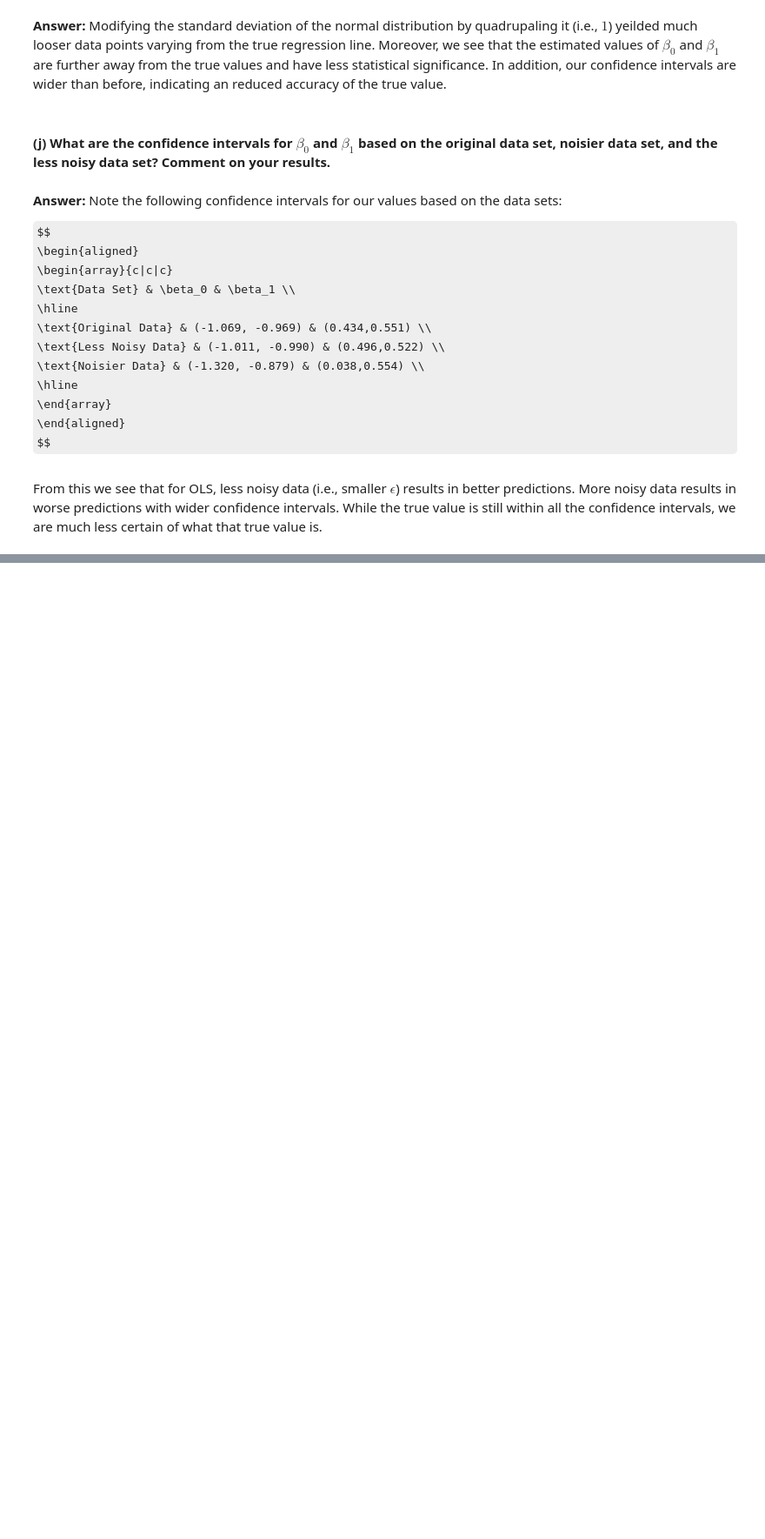
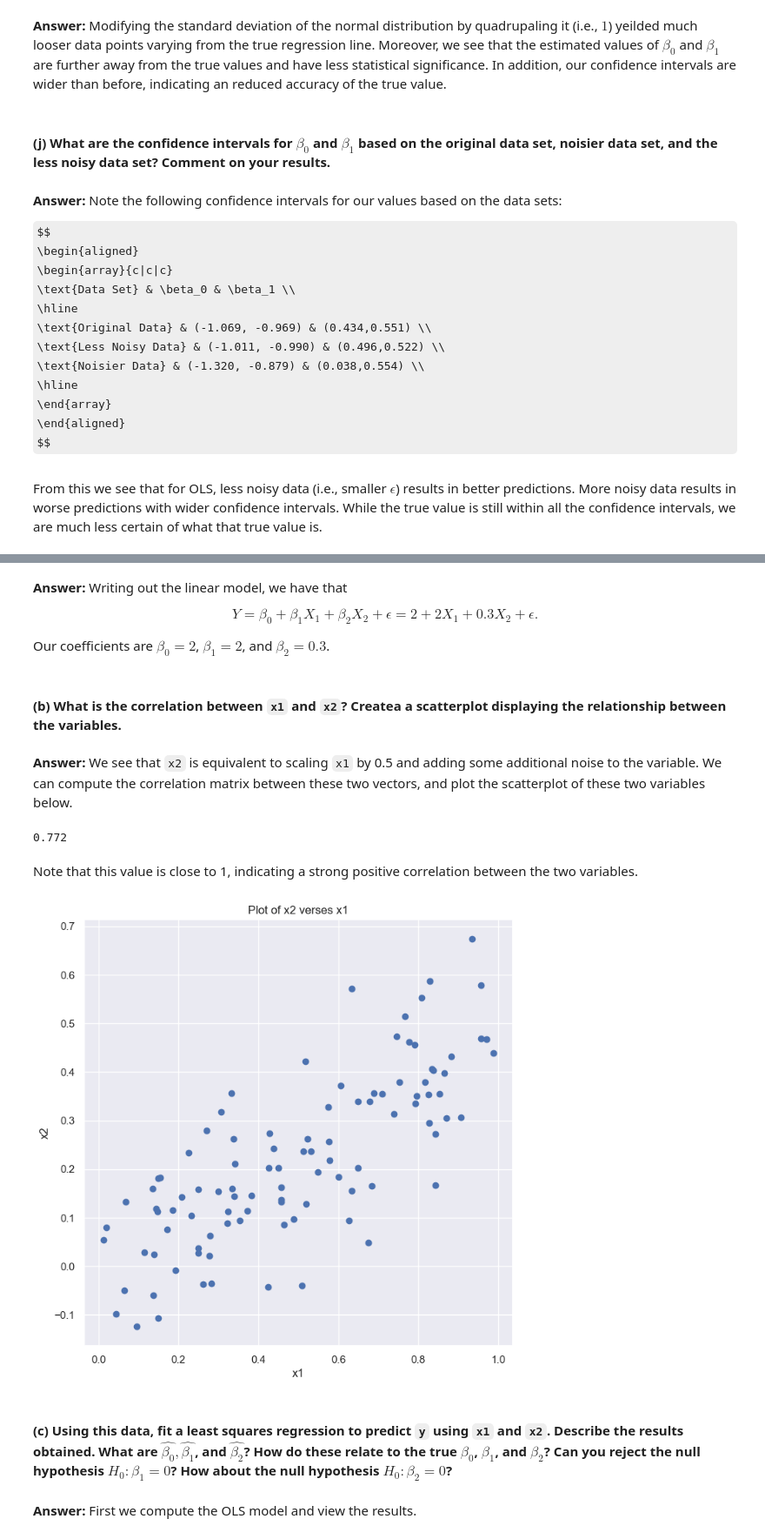
Before and after one commit to justingroves/ISLP, a Jupyter notebook: Jupyter Labs/Chapter 3 Linear Regression/3.7 Exercises.ipynb, the cells around one changed output, grey strips where cells are left out. Shown at 87% size. Drawn from its saved outputs; the diff is of its cells as text; code cells hidden in the pictures; some formulas as TeX source; blank space fills up the shorter version.

Commit message:
Add: Answered question 3.7.14

```diff
--- a/Jupyter Labs/Chapter 3 Linear Regression/3.7 Exercises.ipynb
+++ b/Jupyter Labs/Chapter 3 Linear Regression/3.7 Exercises.ipynb
@@ -1260,0 +1267,5 @@ From this we see that for OLS, less noisy data (i.e., smaller $\epsilon$) result
+# %%
+rng = np.random.default_rng(10)
+x1 = rng.uniform(0,1, size=100)
+x2 = 0.5 * x1 + rng.normal(size=100) / 10
+y = 2 + 2 * x1 + 0.3 * x2 + rng.normal(size=100)
@@ -1260,0 +1274,32 @@ From this we see that for OLS, less noisy data (i.e., smaller $\epsilon$) result
+# %% [markdown]
+**Answer:** Writing out the linear model, we have that
+
+$$ Y = \beta_0 + \beta_1 X_1 + \beta_2 X_2 + \epsilon = 2 + 2 X_1 + 0.3 X_2 + \epsilon. $$
+
+Our coefficients are $\beta_0 = 2$, $\beta_1 = 2$, and $\beta_2 = 0.3$.
+# %% [markdown]
+#### (b) What is the correlation between `x1` and `x2`? Createa a scatterplot displaying the relationship between the variables.
+# %% [markdown]
+**Answer:** We see that `x2` is equivalent to scaling `x1` by 0.5 and adding some additional noise to the variable. We can compute the correlation matrix between these two vectors, and plot the scatterplot of these two variables below.
+# %%
+# Correlation of x1 with x2
+print(round(np.corrcoef(x1,x2)[0,1],3))
+# %% [output]
+0.772
+# %% [markdown]
+Note that this value is close to 1, indicating a strong positive correlation between the two variables.
+# %%
+# Scatterplot of x1 and x2
+ax = plt.subplots(figsize=(8,8))[1]
+ax.scatter(x1,x2)
+ax.set_xlabel("x1")
+ax.set_ylabel("x2")
+ax.set_title("Plot of x2 verses x1")
+
+plt.show()
+# %% [output]
+[figure, added]
+# %% [markdown]
+#### (c) Using this data, fit a least squares regression to predict `y` using `x1` and `x2`. Describe the results obtained. What are $\hat{\beta_0}, \hat{\beta_1}$, and $\hat{\beta_2}$? How do these relate to the true $\beta_0$, $\beta_1$, and $\beta_2$? Can you reject the null hypothesis $H_0: \beta_1 = 0$? How about the null hypothesis $H_0: \beta_2 = 0$?
+# %% [markdown]
+**Answer:** First we compute the OLS model and view the results.
```
Also changed, not shown: parts of 27 cells of this notebook.
